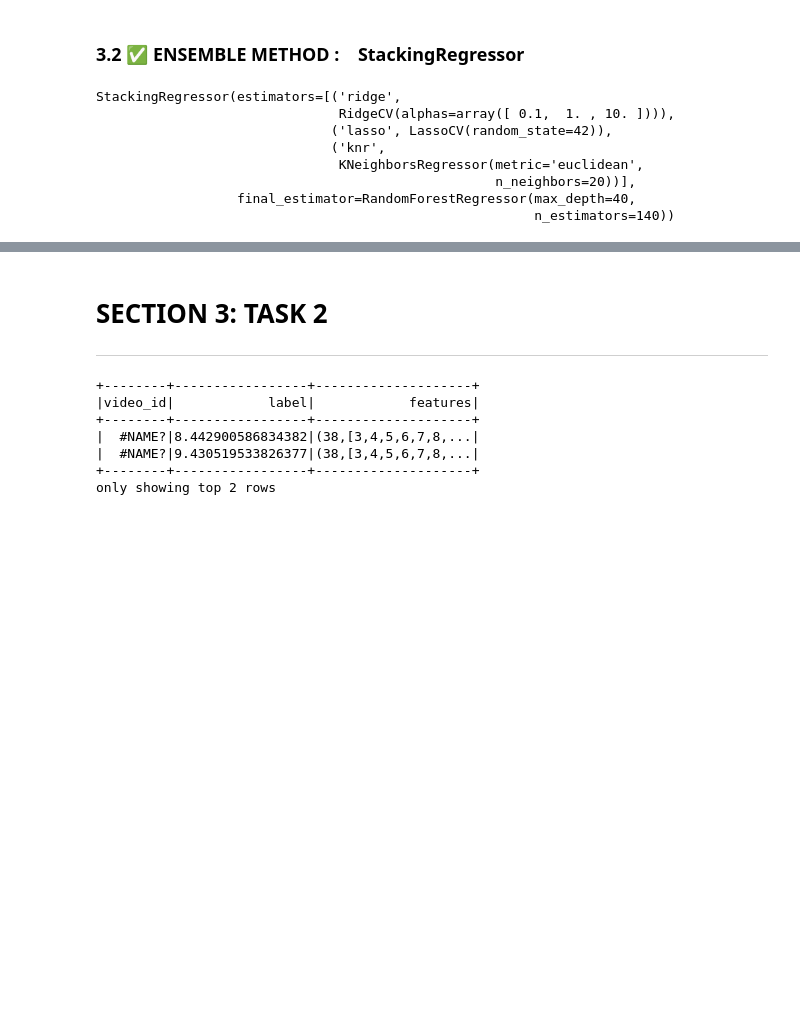
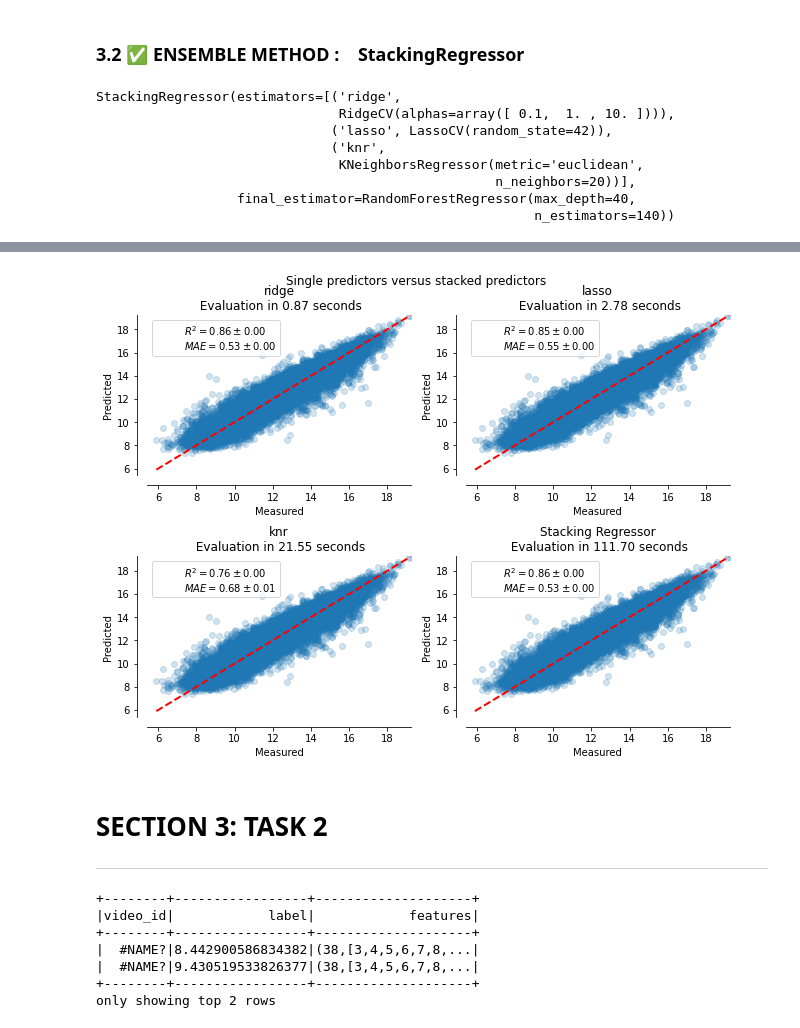
Before and after one commit to jidemobell/lyit_bd_prj2, a Jupyter notebook: L00163373_PROJECT2.ipynb, the cells around one changed output, grey strips where cells are left out. Drawn from its saved outputs; the diff is of its cells as text; code cells hidden in the pictures; blank space fills up the shorter version.

```diff
--- a/L00163373_PROJECT2.ipynb
+++ b/L00163373_PROJECT2.ipynb
@@ -1408,3 +1498,68 @@ check_sf 0.6693665016868385
+# %%
+import time
+import matplotlib.pyplot as plt
+from sklearn.model_selection import cross_validate, cross_val_predict
+
+
+def plot_regression_results(ax, y_test, y_pred, title, scores, elapsed_time):
+    """Scatter plot of the predicted vs true targets."""
+    ax.plot(
+        [y_test.min(), y_test.max()], [y_test.min(), y_test.max()], "--r", linewidth=2
+    )
+    ax.scatter(y_test, y_pred_SF, alpha=0.2)
+
+    ax.spines["top"].set_visible(False)
+    ax.spines["right"].set_visible(False)
+    ax.get_xaxis().tick_bottom()
+    ax.get_yaxis().tick_left()
+    ax.spines["left"].set_position(("outward", 10))
+    ax.spines["bottom"].set_position(("outward", 10))
+    ax.set_xlim([y_train.min(), y_train.max()])
+    ax.set_ylim([y_train.min(), y_train.max()])
+    ax.set_xlabel("Measured")
+    ax.set_ylabel("Predicted")
+    extra = plt.Rectangle(
+        (0, 0), 0, 0, fc="w", fill=False, edgecolor="none", linewidth=0
+    )
+    ax.legend([extra], [scores], loc="upper left")
+    title = title + "\n Evaluation in {:.2f} seconds".format(elapsed_time)
+    ax.set_title(title)
+
+
+fig, axs = plt.subplots(2, 2, figsize=(9, 7))
+axs = np.ravel(axs)
+
+for ax, (name, est) in zip(
+    axs, estimators + [("Stacking Regressor", reg_stack)]
+):
+    start_time = time.time()
+    score = cross_validate(
+        est, x_test_Trans, y_test, scoring=["r2", "neg_mean_absolute_error"], n_jobs=2, verbose=0
+    )
+    elapsed_time = time.time() - start_time
+
+    y_pred = cross_val_predict(est, x_test_Trans, y_test, n_jobs=2, verbose=0)
+
+    plot_regression_results(
+        ax,
+        y_test,
+        y_pred,
+        name,
+        (r"$R^2={:.2f} \pm {:.2f}$" + "\n" + r"$MAE={:.2f} \pm {:.2f}$").format(
+            np.mean(score["test_r2"]),
+            np.std(score["test_r2"]),
+            -np.mean(score["test_neg_mean_absolute_error"]),
+            np.std(score["test_neg_mean_absolute_error"]),
+        ),
+        elapsed_time,
+    )
+
+plt.suptitle("Single predictors versus stacked predictors")
+plt.tight_layout()
+plt.subplots_adjust(top=0.9)
+plt.show()
+# %% [output]
+[figure, added]
 # %% [markdown]
 # SECTION 3: TASK 2
 
```
Also changed, not shown: parts of 26 cells of this notebook.
